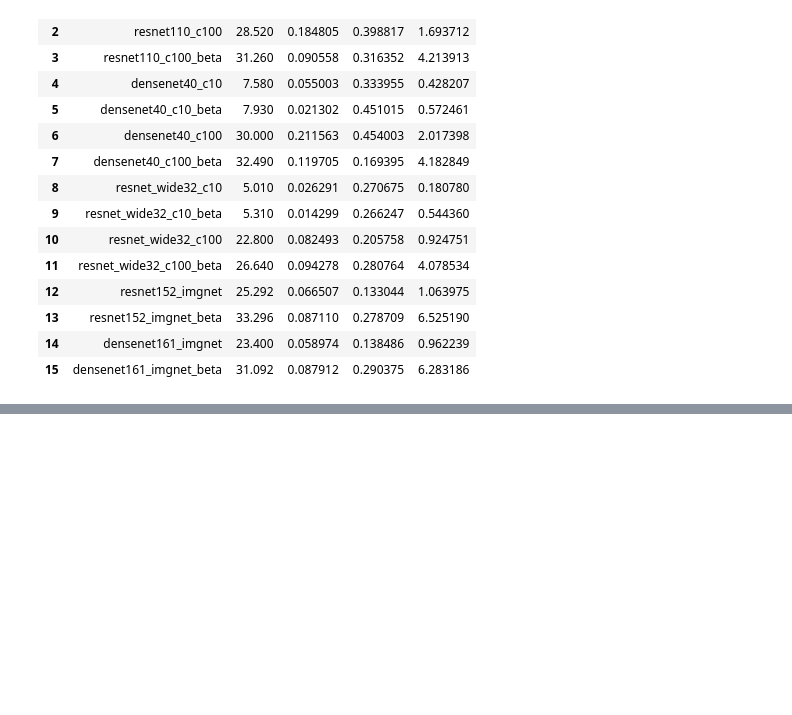
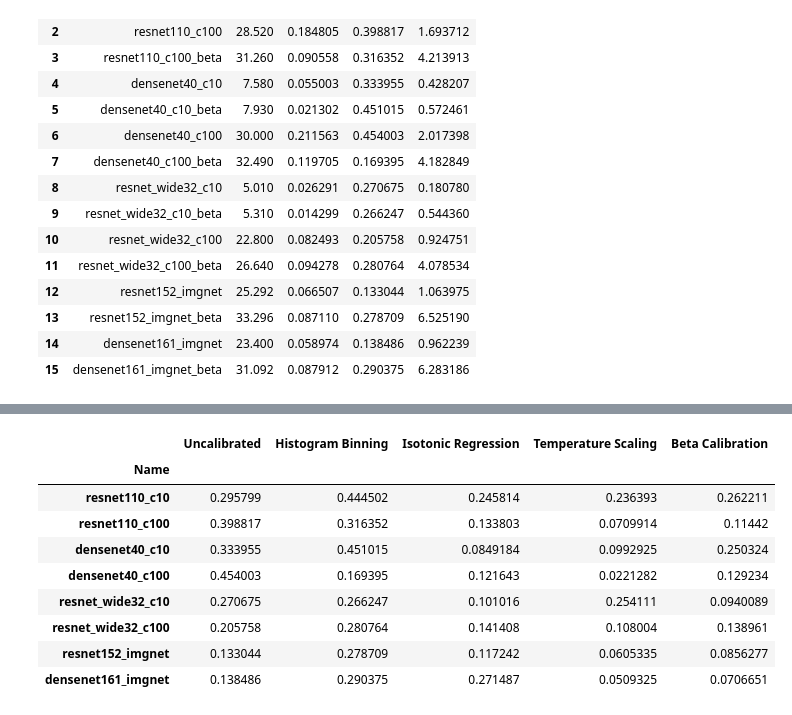
Before and after one commit to markus93/NN_calibration, a Jupyter notebook: scripts/Calibration - (Temp, Iso, Beta, Hist).ipynb, the cells around one changed output, grey strips where cells are left out. Saved outputs shown, nothing was run; the diff lists cells and outputs as text; code cells hidden in the pictures; blank space fills up the shorter version.

```diff
--- a/scripts/Calibration - (Temp, Iso, Beta, Hist).ipynb
+++ b/scripts/Calibration - (Temp, Iso, Beta, Hist).ipynb
@@ -686,0 +666,13 @@ df_res
+# %%
+df_mce.style.apply(highlight_min, axis = 1)
+# %% [output]
+|  | Uncalibrated | Histogram Binning | Isotonic Regression | Temperature Scaling | Beta Calibration |
+| Name |  |  |  |  |  |
+| resnet110_c10 | 0.295799 | 0.444502 | 0.245814 | 0.236393 | 0.262211 |
+| resnet110_c100 | 0.398817 | 0.316352 | 0.133803 | 0.0709914 | 0.11442 |
+| densenet40_c10 | 0.333955 | 0.451015 | 0.0849184 | 0.0992925 | 0.250324 |
+| densenet40_c100 | 0.454003 | 0.169395 | 0.121643 | 0.0221282 | 0.129234 |
+| resnet_wide32_c10 | 0.270675 | 0.266247 | 0.101016 | 0.254111 | 0.0940089 |
+| resnet_wide32_c100 | 0.205758 | 0.280764 | 0.141408 | 0.108004 | 0.138961 |
+| resnet152_imgnet | 0.133044 | 0.278709 | 0.117242 | 0.0605335 | 0.0856277 |
+| densenet161_imgnet | 0.138486 | 0.290375 | 0.271487 | 0.0509325 | 0.0706651 |
```
Also changed, not shown: parts of 11 cells of this notebook.
